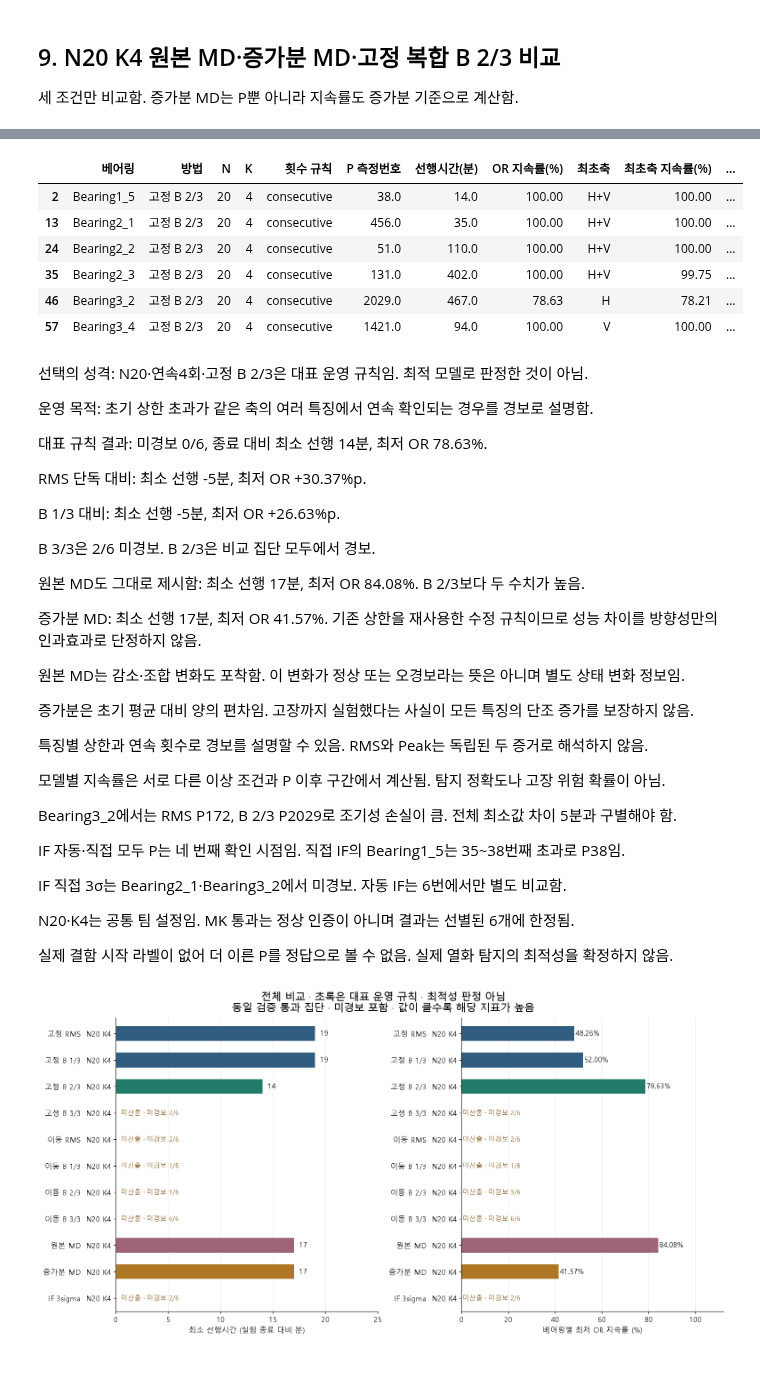
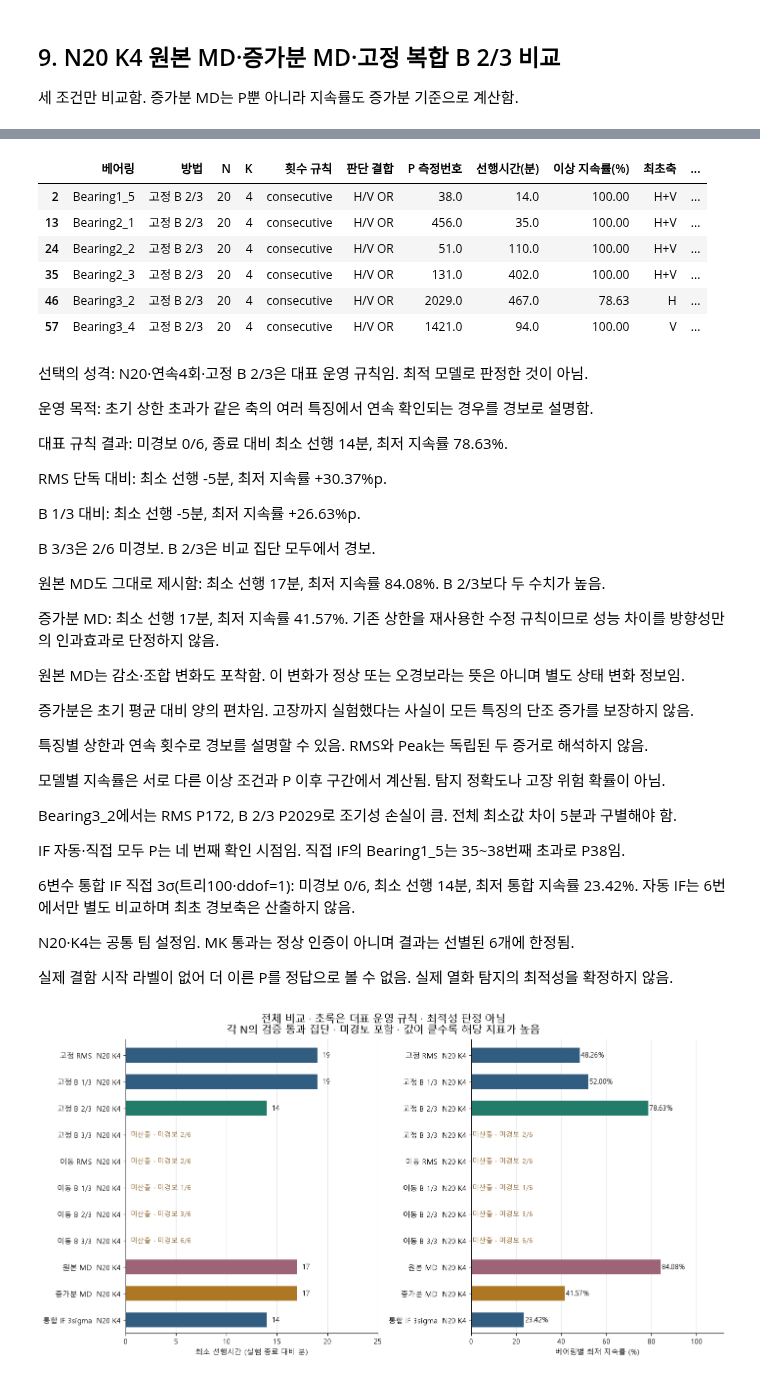
Before and after one commit to KNDA-GummyBearing/GummyBearing, a Jupyter notebook: notebooks/05_xjtu_final_model_comparison.ipynb, the cells around one changed output, grey strips where cells are left out. Drawn from its saved outputs; the diff is of its cells as text; code cells hidden in the pictures.

```diff
--- a/notebooks/05_xjtu_final_model_comparison.ipynb
+++ b/notebooks/05_xjtu_final_model_comparison.ipynb
@@ -655,10 +710,16 @@ record(5,"fixed_vs_mahalanobis",with_md,"고정 Z-score와 원본 MD · 탐지
 # %%
-if_comparison=build_results(data,cache,passed20,20,
-    [(detector,3,k,"consecutive") for k in range(1,9) for detector in ["if_auto","if_3sigma"]])
-record(6,"isolation_forest_thresholds",if_comparison,"IF 자동·직접 임계치",plot=False)
+if_comparison=pd.concat([
+    build_results(data,cache,bearings,n,
+        [(detector,3,k,"consecutive") for k in range(1,9)
+         for detector in ["if_auto","if_3sigma"]])
+    for n,bearings in [(15,passed15),(20,passed20)]],ignore_index=True)
+record(6,"isolation_forest_thresholds",if_comparison,"통합 IF 자동·직접 임계치",plot=False)
+# MD 축별 공분산 진단은 섞지 않고, 통합 IF의 초기 점수·상한만 이 절에 기록함.
+if_calibration=calibration[calibration.diagnostic_model.eq("isolation_forest")].dropna(axis=1,how="all")
 sections["06_isolation_forest_thresholds"]=pd.concat([
     sections["06_isolation_forest_thresholds"],
-    calibration[calibration.baseline_n.eq(20)].assign(row_type="calibration")],ignore_index=True)
-compare_plot(section_summaries[6].query("k == 4"),"IF 축별 OR · K=4 · P는 네 번째 확인 시점","06_if_K4_comparison")
-display(calibration[calibration.baseline_n.eq(20)].round(5))
+    if_calibration.assign(row_type="calibration")],ignore_index=True)
+compare_plot(section_summaries[6].query("k == 4"),
+    "6변수 통합 IF · N별 독립 통과 집단 · K=4 · P는 네 번째 확인 시점","06_if_K4_comparison")
+display(if_calibration.round(5))
 # %% [output]
@@ -753,7 +827,7 @@ record(8,"common_N15_N20",common_results,"N15·20 공통 집단",plot=False)
 paired=common_results.query("baseline_n == 15").merge(
     common_results.query("baseline_n == 20"),on=["bearing","detector","model","m_of_3","k","alarm_mode"],
     suffixes=("_N15","_N20"),validate="one_to_one")
-for col in ["t_P","lead_time_min","OR_persistence_pct","first_axis_persistence_pct"]:
+for col in ["t_P","lead_time_min","persistence_pct","first_axis_persistence_pct"]:
     paired[col+"_delta_N20_minus_N15"]=paired[col+"_N20"]-paired[col+"_N15"]
 sections["08_common_N15_N20"]=pd.concat([sections["08_common_N15_N20"],
     paired.assign(row_type="paired_delta")],ignore_index=True)
@@ -914,19 +991,20 @@ def stat(det,m):
     return all_summary[(all_summary.detector==det)&(all_summary.m_of_3==m)].iloc[0]
 rms,b1,b2,b3= [stat("fixed",m) for m in range(4)]
 original,pos=stat("mahalanobis",3),stat("md_positive",3)
+integrated_if=stat("if_3sigma",3)
 reason_lines=[
     "선택의 성격: N20·연속4회·고정 B 2/3은 대표 운영 규칙임. 최적 모델로 판정한 것이 아님.",
     "운영 목적: 초기 상한 초과가 같은 축의 여러 특징에서 연속 확인되는 경우를 경보로 설명함.",
     f"대표 규칙 결과: 미경보 {int(b2.no_alarm_count)}/{int(b2.population)}, "
-    f"종료 대비 최소 선행 {b2.min_lead_time_min:.0f}분, 최저 OR {b2.min_OR_persistence_pct:.2f}%.",
+    f"종료 대비 최소 선행 {b2.min_lead_time_min:.0f}분, 최저 지속률 {b2.min_persistence_pct:.2f}%.",
     f"RMS 단독 대비: 최소 선행 {b2.min_lead_time_min-rms.min_lead_time_min:+.0f}분, "
-    f"최저 OR {b2.min_OR_persistence_pct-rms.min_OR_persistence_pct:+.2f}%p.",
+    f"최저 지속률 {b2.min_persistence_pct-rms.min_persistence_pct:+.2f}%p.",
     f"B 1/3 대비: 최소 선행 {b2.min_lead_time_min-b1.min_lead_time_min:+.0f}분, "
-    f"최저 OR {b2.min_OR_persistence_pct-b1.min_OR_persistence_pct:+.2f}%p.",
+    f"최저 지속률 {b2.min_persistence_pct-b1.min_persistence_pct:+.2f}%p.",
     f"B 3/3은 {int(b3.no_alarm_count)}/{int(b3.population)} 미경보. B 2/3은 비교 집단 모두에서 경보.",
     f"원본 MD도 그대로 제시함: 최소 선행 {original.min_lead_time_min:.0f}분, "
-    f"최저 OR {original.min_OR_persistence_pct:.2f}%. B 2/3보다 두 수치가 높음.",
-    f"증가분 MD: 최소 선행 {pos.min_lead_time_min:.0f}분, 최저 OR {pos.min_OR_persistence_pct:.2f}%. "
+    f"최저 지속률 {original.min_persistence_pct:.2f}%. B 2/3보다 두 수치가 높음.",
+    f"증가분 MD: 최소 선행 {pos.min_lead_time_min:.0f}분, 최저 지속률 {pos.min_persistence_pct:.2f}%. "
     "기존 상한을 재사용한 수정 규칙이므로 성능 차이를 방향성만의 인과효과로 단정하지 않음.",
     "원본 MD는 감소·조합 변화도 포착함. 이 변화가 정상 또는 오경보라는 뜻은 아니며 별도 상태 변화 정보임.",
     "증가분은 초기 평균 대비 양의 편차임. 고장까지 실험했다는 사실이 모든 특징의 단조 증가를 보장하지 않음.",
@@ -934,7 +1012,9 @@ reason_lines=[
     "모델별 지속률은 서로 다른 이상 조건과 P 이후 구간에서 계산됨. 탐지 정확도나 고장 위험 확률이 아님.",
     "Bearing3_2에서는 RMS P172, B 2/3 P2029로 조기성 손실이 큼. 전체 최소값 차이 5분과 구별해야 함.",
     "IF 자동·직접 모두 P는 네 번째 확인 시점임. 직접 IF의 Bearing1_5는 35~38번째 초과로 P38임.",
-    "IF 직접 3σ는 Bearing2_1·Bearing3_2에서 미경보. 자동 IF는 6번에서만 별도 비교함.",
+    f"6변수 통합 IF 직접 3σ(트리100·ddof=1): 미경보 {int(integrated_if.no_alarm_count)}/{int(integrated_if.population)}, "
+    f"최소 선행 {integrated_if.min_lead_time_min:.0f}분, 최저 통합 지속률 {integrated_if.min_persistence_pct:.2f}%. "
+    "자동 IF는 6번에서만 별도 비교하며 최초 경보축은 산출하지 않음.",
     "N20·K4는 공통 팀 설정임. MK 통과는 정상 인증이 아니며 결과는 선별된 6개에 한정됨.",
     "실제 결함 시작 라벨이 없어 더 이른 P를 정답으로 볼 수 없음. 실제 열화 탐지의 최적성을 확정하지 않음.",
 ]
@@ -954,19 +1034,20 @@ compare_plot(all_summary,"전체 비교 · 초록은 대표 운영 규칙 · 최
 plot_rows=all_summary[all_summary.all_before_end].copy()
 fig,ax=plt.subplots(figsize=(11,6.5),layout="constrained")
 offsets={("fixed",0):(12,-27),("fixed",1):(12,10),("fixed",2):(-130,-23),
-         ("mahalanobis",3):(-135,16),("md_positive",3):(-115,-34)}
+         ("mahalanobis",3):(-135,16),("md_positive",3):(-115,-34),
+         ("if_3sigma",3):(12,10)}
 for r in plot_rows.itertuples():
     operating=r.detector=="fixed" and r.m_of_3==2
     color=COLORS["selected"] if operating else COLORS["original_md"] if r.detector=="mahalanobis" else COLORS["positive_md"] if r.detector=="md_positive" else COLORS["reference"]
-    ax.scatter(r.min_lead_time_min,r.min_OR_persistence_pct,s=155 if operating else 95,
+    ax.scatter(r.min_lead_time_min,r.min_persistence_pct,s=155 if operating else 95,
                color=color,marker="D" if operating else "o",zorder=3)
     label=r.model+(" (대표 운영 규칙)" if operating else "")
-    ax.annotate(f"{label}\n{r.min_lead_time_min:.0f}분 · {r.min_OR_persistence_pct:.2f}%",
-        (r.min_lead_time_min,r.min_OR_persistence_pct),
-        xytext=offsets[(r.detector,r.m_of_3)],textcoords="offset points",fontsize=11,
+    ax.annotate(f"{label}\n{r.min_lead_time_min:.0f}분 · {r.min_persistence_pct:.2f}%",
+        (r.min_lead_time_min,r.min_persistence_pct),
+        xytext=offsets.get((r.detector,r.m_of_3),(12,10)),textcoords="offset points",fontsize=11,
         arrowprops=dict(arrowstyle="-",color=color,lw=.8))
 ax.set(xlim=(0,25),ylim=(0,105),xlabel="최소 선행시간 (실험 종료 대비 분)",
-       ylabel="베어링별 최저 OR 지속률 (%)")
+       ylabel="베어링별 최저 지속률 (%)")
 ax.grid(alpha=.2)
 ax.set_title("수치 비교와 운영 규칙 선택을 구분함\nN20 · K4 · 전원 경보가 발생한 방법만 표시",loc="left",fontsize=15)
 fig.text(.5,-.025,"지속률의 이상 조건·P 이후 구간은 모델마다 다름. 실제 열화 탐지 정확도를 뜻하지 않음.",
@@ -1006,41 +1087,41 @@ finish_plot(fig,"10_operating_rule_comparison")
-|  | 베어링 | 방법 | N | K | 횟수 규칙 | P 측정번호 | 선행시간(분) | OR 지속률(%) | 최초축 | 최초축 지속률(%) | ... |
-| 2 | Bearing1_5 | 고정 B 2/3 | 20 | 4 | consecutive | 38.0 | 14.0 | 100.00 | H+V | 100.00 | ... |
-| 13 | Bearing2_1 | 고정 B 2/3 | 20 | 4 | consecutive | 456.0 | 35.0 | 100.00 | H+V | 100.00 | ... |
-| 24 | Bearing2_2 | 고정 B 2/3 | 20 | 4 | consecutive | 51.0 | 110.0 | 100.00 | H+V | 100.00 | ... |
-| 35 | Bearing2_3 | 고정 B 2/3 | 20 | 4 | consecutive | 131.0 | 402.0 | 100.00 | H+V | 99.75 | ... |
-| 46 | Bearing3_2 | 고정 B 2/3 | 20 | 4 | consecutive | 2029.0 | 467.0 | 78.63 | H | 78.21 | ... |
-| 57 | Bearing3_4 | 고정 B 2/3 | 20 | 4 | consecutive | 1421.0 | 94.0 | 100.00 | V | 100.00 | ... |
+|  | 베어링 | 방법 | N | K | 횟수 규칙 | 판단 결합 | P 측정번호 | 선행시간(분) | 이상 지속률(%) | 최초축 | ... |
+| 2 | Bearing1_5 | 고정 B 2/3 | 20 | 4 | consecutive | H/V OR | 38.0 | 14.0 | 100.00 | H+V | ... |
+| 13 | Bearing2_1 | 고정 B 2/3 | 20 | 4 | consecutive | H/V OR | 456.0 | 35.0 | 100.00 | H+V | ... |
+| 24 | Bearing2_2 | 고정 B 2/3 | 20 | 4 | consecutive | H/V OR | 51.0 | 110.0 | 100.00 | H+V | ... |
+| 35 | Bearing2_3 | 고정 B 2/3 | 20 | 4 | consecutive | H/V OR | 131.0 | 402.0 | 100.00 | H+V | ... |
+| 46 | Bearing3_2 | 고정 B 2/3 | 20 | 4 | consecutive | H/V OR | 2029.0 | 467.0 | 78.63 | H | ... |
+| 57 | Bearing3_4 | 고정 B 2/3 | 20 | 4 | consecutive | H/V OR | 1421.0 | 94.0 | 100.00 | V | ... |
 선택의 성격: N20·연속4회·고정 B 2/3은 대표 운영 규칙임. 최적 모델로 판정한 것이 아님.
 
 운영 목적: 초기 상한 초과가 같은 축의 여러 특징에서 연속 확인되는 경우를 경보로 설명함.
 
-대표 규칙 결과: 미경보 0/6, 종료 대비 최소 선행 14분, 최저 OR 78.63%.
+대표 규칙 결과: 미경보 0/6, 종료 대비 최소 선행 14분, 최저 지속률 78.63%.
 
-RMS 단독 대비: 최소 선행 -5분, 최저 OR +30.37%p.
+RMS 단독 대비: 최소 선행 -5분, 최저 지속률 +30.37%p.
 
-B 1/3 대비: 최소 선행 -5분, 최저 OR +26.63%p.
+B 1/3 대비: 최소 선행 -5분, 최저 지속률 +26.63%p.
 
 B 3/3은 2/6 미경보. B 2/3은 비교 집단 모두에서 경보.
 
-원본 MD도 그대로 제시함: 최소 선행 17분, 최저 OR 84.08%. B 2/3보다 두 수치가 높음.
+원본 MD도 그대로 제시함: 최소 선행 17분, 최저 지속률 84.08%. B 2/3보다 두 수치가 높음.
 
-증가분 MD: 최소 선행 17분, 최저 OR 41.57%. 기존 상한을 재사용한 수정 규칙이므로 성능 차이를 방향성만의 인과효과로 단정하지 않음.
+증가분 MD: 최소 선행 17분, 최저 지속률 41.57%. 기존 상한을 재사용한 수정 규칙이므로 성능 차이를 방향성만의 인과효과로 단정하지 않음.
 
 원본 MD는 감소·조합 변화도 포착함. 이 변화가 정상 또는 오경보라는 뜻은 아니며 별도 상태 변화 정보임.
 
 증가분은 초기 평균 대비 양의 편차임. 고장까지 실험했다는 사실이 모든 특징의 단조 증가를 보장하지 않음.
 
 특징별 상한과 연속 횟수로 경보를 설명할 수 있음. RMS와 Peak는 독립된 두 증거로 해석하지 않음.
 
 모델별 지속률은 서로 다른 이상 조건과 P 이후 구간에서 계산됨. 탐지 정확도나 고장 위험 확률이 아님.
 
 Bearing3_2에서는 RMS P172, B 2/3 P2029로 조기성 손실이 큼. 전체 최소값 차이 5분과 구별해야 함.
 
 IF 자동·직접 모두 P는 네 번째 확인 시점임. 직접 IF의 Bearing1_5는 35~38번째 초과로 P38임.
 
-IF 직접 3σ는 Bearing2_1·Bearing3_2에서 미경보. 자동 IF는 6번에서만 별도 비교함.
+6변수 통합 IF 직접 3σ(트리100·ddof=1): 미경보 0/6, 최소 선행 14분, 최저 통합 지속률 23.42%. 자동 IF는 6번에서만 별도 비교하며 최초 경보축은 산출하지 않음.
 
 N20·K4는 공통 팀 설정임. MK 통과는 정상 인증이 아니며 결과는 선별된 6개에 한정됨.
 
 실제 결함 시작 라벨이 없어 더 이른 P를 정답으로 볼 수 없음. 실제 열화 탐지의 최적성을 확정하지 않음.
-[figure, old version]
+[figure, new version]
```
Also changed, not shown: parts of 27 cells of this notebook, 24 other files.
